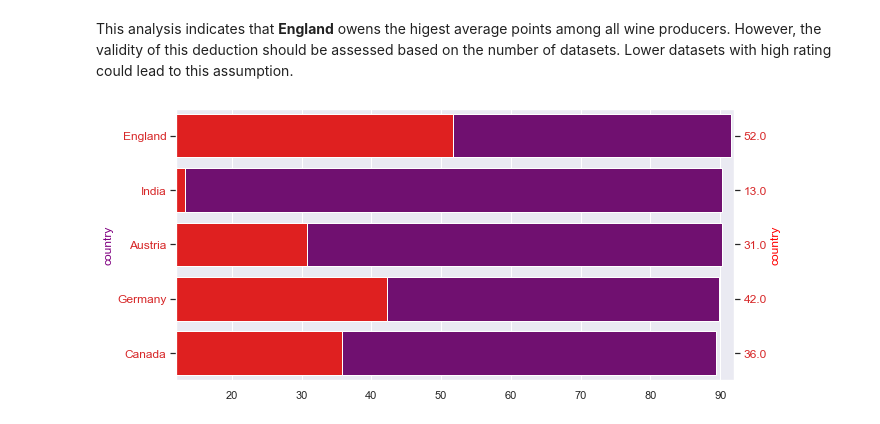
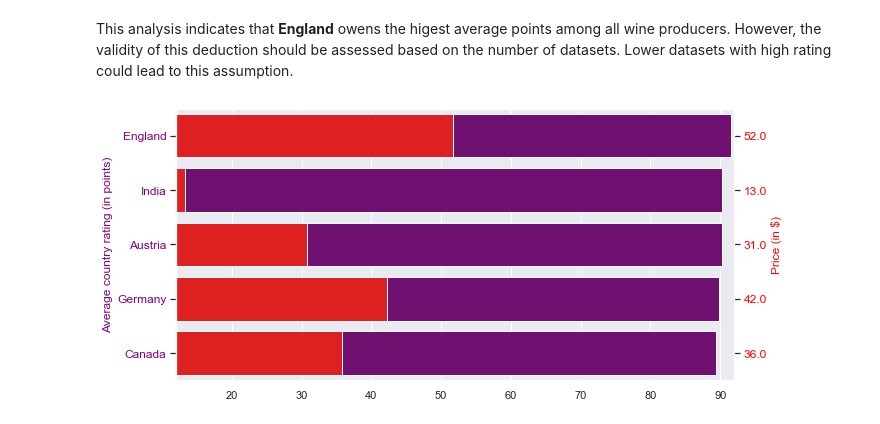
Before and after one commit to Nima-Sayyah/Drink-by-Data, a Jupyter notebook: Drink by Data (NS).ipynb, the cells around one changed output. Cells and saved outputs as stored; diff of their text form; code cells hidden in the pictures.

```diff
--- a/Drink by Data (NS).ipynb
+++ b/Drink by Data (NS).ipynb
@@ -363,24 +363,24 @@ This analysis indicates that **England** owens the higest average points among a
 # %%
 data=[df_top_points['points'], df_top_points['price']]
 headers = ["points", "price"]
 df=pd.concat(data, axis=1, keys=headers)
 
 fig, ax1 = plt.subplots(figsize = (10,5))
-#ax1.set_xlabel('Country', fontsize=12) #<-- not necessary for your output
+
+sns.barplot(x=df['points'],y=df.index, color='purple')
+ax1.tick_params(axis='y', labelcolor='purple', labelsize = 12)
 ax1.set_ylabel('Average country rating (in points)', color='purple', fontsize=12) #mention unit for rating
-sns.barplot(x=df['points'],y=df.index, color='purple')
-ax1.tick_params(axis='y', labelcolor=color, labelsize = 12)
 
 ax2 = ax1.twinx()
 plt.xlim(12, 92)
 
 
-ax2.set_ylabel('Price (in $)', color='red', fontsize=12)  #mention unit for price
+
 sns.barplot(x=df['price'], y=df.index, color='red')
-ax2.tick_params(axis='y', labelcolor=color, labelsize = 12)
+ax2.tick_params(axis='y', labelcolor='red', labelsize = 12)
 ax2.set_yticklabels(df_top_points['price'].round()) #relabel right axis with price values
 ax1.set_xlabel("") #remove x-label because this axis applies to both categories
-
+ax2.set_ylabel('Price (in $)', color='red', fontsize=12)#mention unit for price
 plt.show()
 # %% [output]
-[figure, old version]
+[figure, new version]
```
Also changed, not shown: parts of 1 cell of this notebook.
